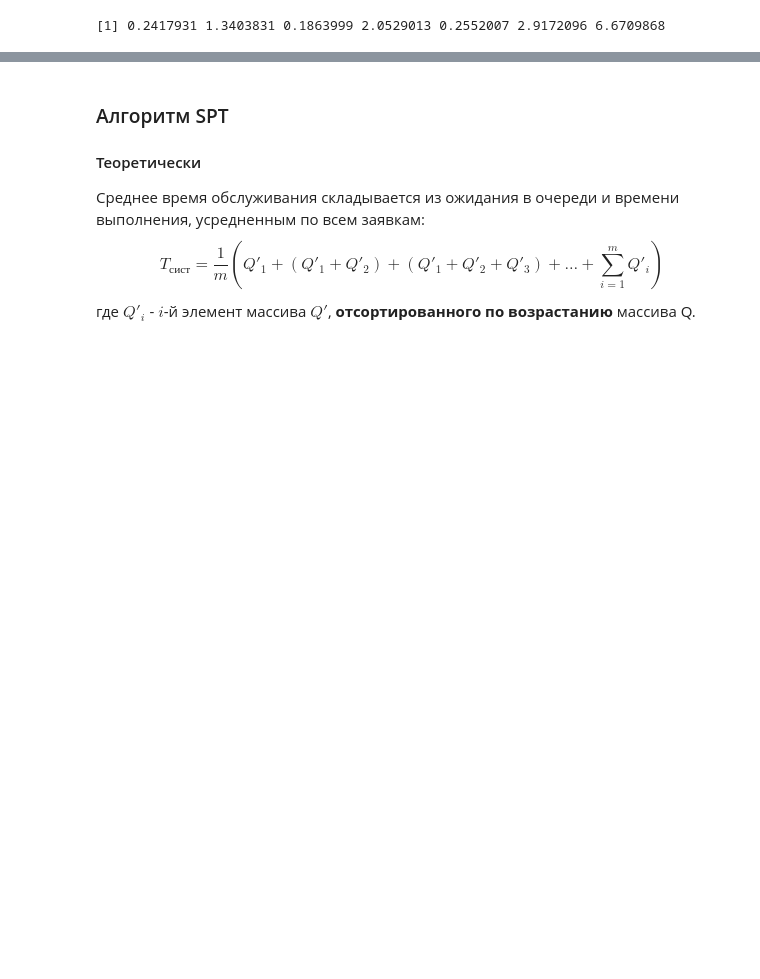
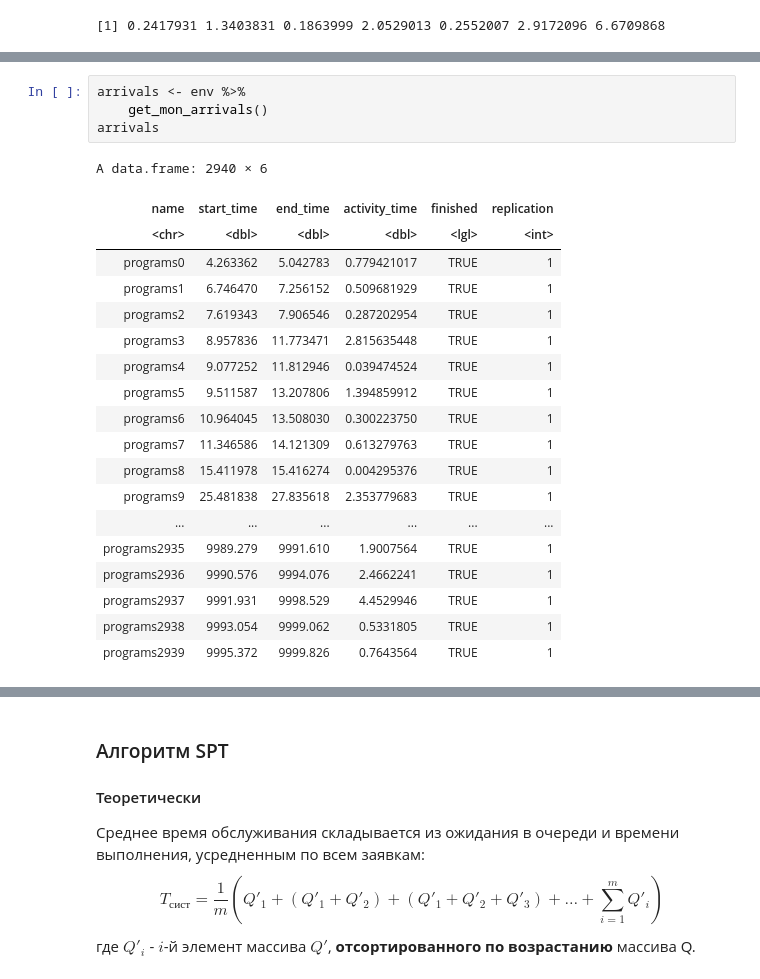
Before and after one commit to DeadlySquad13/t4-2-PerformanceAnalysis__Labs, a Jupyter notebook: Lab7/PerformanceAnalysis__Lab7.ipynb, the cells around one changed output, grey strips where cells are left out. Saved outputs shown, nothing was run; the diff lists cells and outputs as text; blank space fills up the shorter version.

```diff
--- a/Lab7/PerformanceAnalysis__Lab7.ipynb
+++ b/Lab7/PerformanceAnalysis__Lab7.ipynb
@@ -42,0 +134,24 @@ A data.frame: 1 × 3
+# %%
+arrivals <- env %>%
+    get_mon_arrivals()
+arrivals
+# %% [output]
+A data.frame: 2940 × 6
+| name | start_time | end_time | activity_time | finished | replication |
+| <chr> | <dbl> | <dbl> | <dbl> | <lgl> | <int> |
+| programs0 | 4.263362 | 5.042783 | 0.779421017 | TRUE | 1 |
+| programs1 | 6.746470 | 7.256152 | 0.509681929 | TRUE | 1 |
+| programs2 | 7.619343 | 7.906546 | 0.287202954 | TRUE | 1 |
+| programs3 | 8.957836 | 11.773471 | 2.815635448 | TRUE | 1 |
+| programs4 | 9.077252 | 11.812946 | 0.039474524 | TRUE | 1 |
+| programs5 | 9.511587 | 13.207806 | 1.394859912 | TRUE | 1 |
+| programs6 | 10.964045 | 13.508030 | 0.300223750 | TRUE | 1 |
+| programs7 | 11.346586 | 14.121309 | 0.613279763 | TRUE | 1 |
+| programs8 | 15.411978 | 15.416274 | 0.004295376 | TRUE | 1 |
+| programs9 | 25.481838 | 27.835618 | 2.353779683 | TRUE | 1 |
+| ... | ... | ... | ... | ... | ... |
+| programs2935 | 9989.279 | 9991.610 | 1.9007564 | TRUE | 1 |
+| programs2936 | 9990.576 | 9994.076 | 2.4662241 | TRUE | 1 |
+| programs2937 | 9991.931 | 9998.529 | 4.4529946 | TRUE | 1 |
+| programs2938 | 9993.054 | 9999.062 | 0.5331805 | TRUE | 1 |
+| programs2939 | 9995.372 | 9999.826 | 0.7643564 | TRUE | 1 |
```
Also changed, not shown: parts of 24 cells of this notebook, 1 other file.
